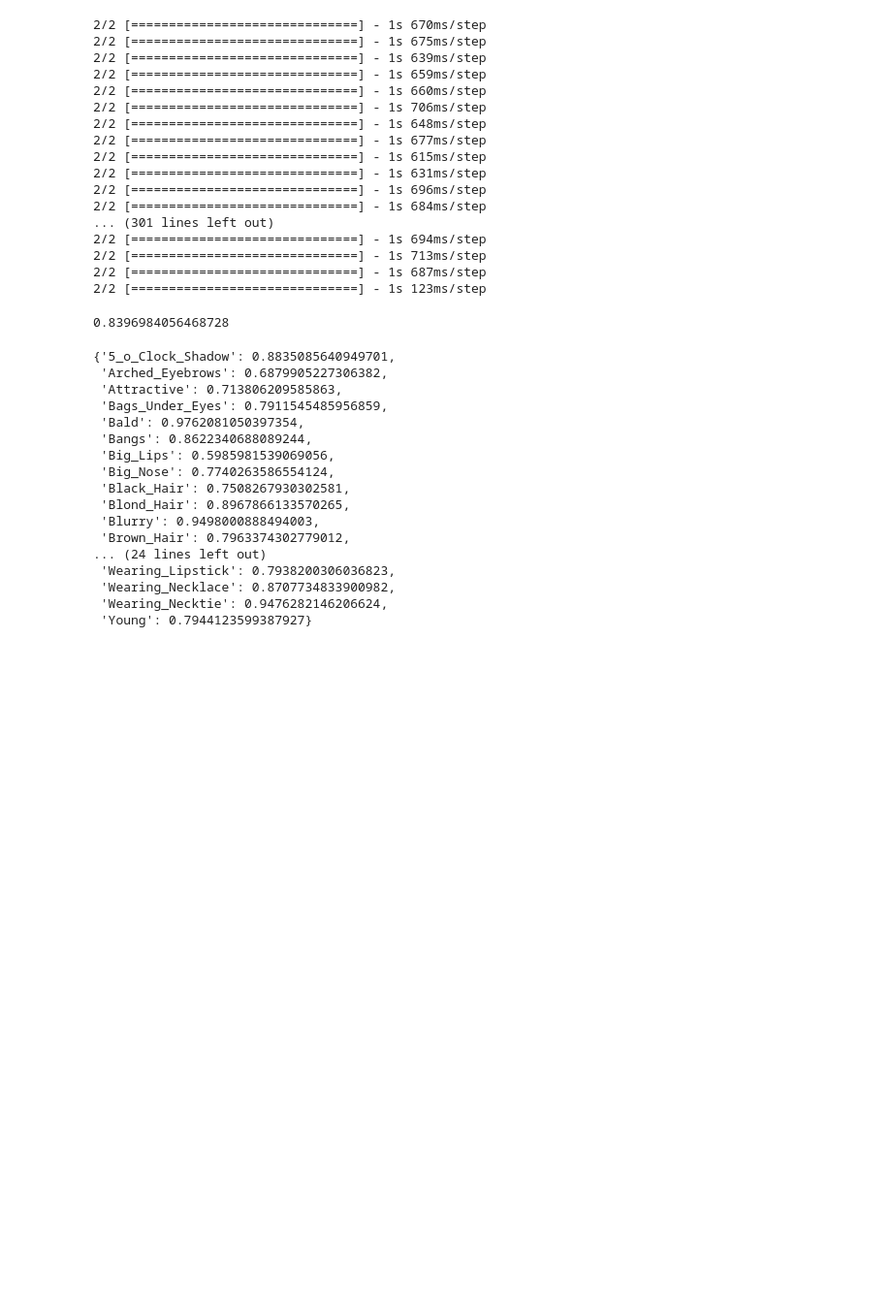
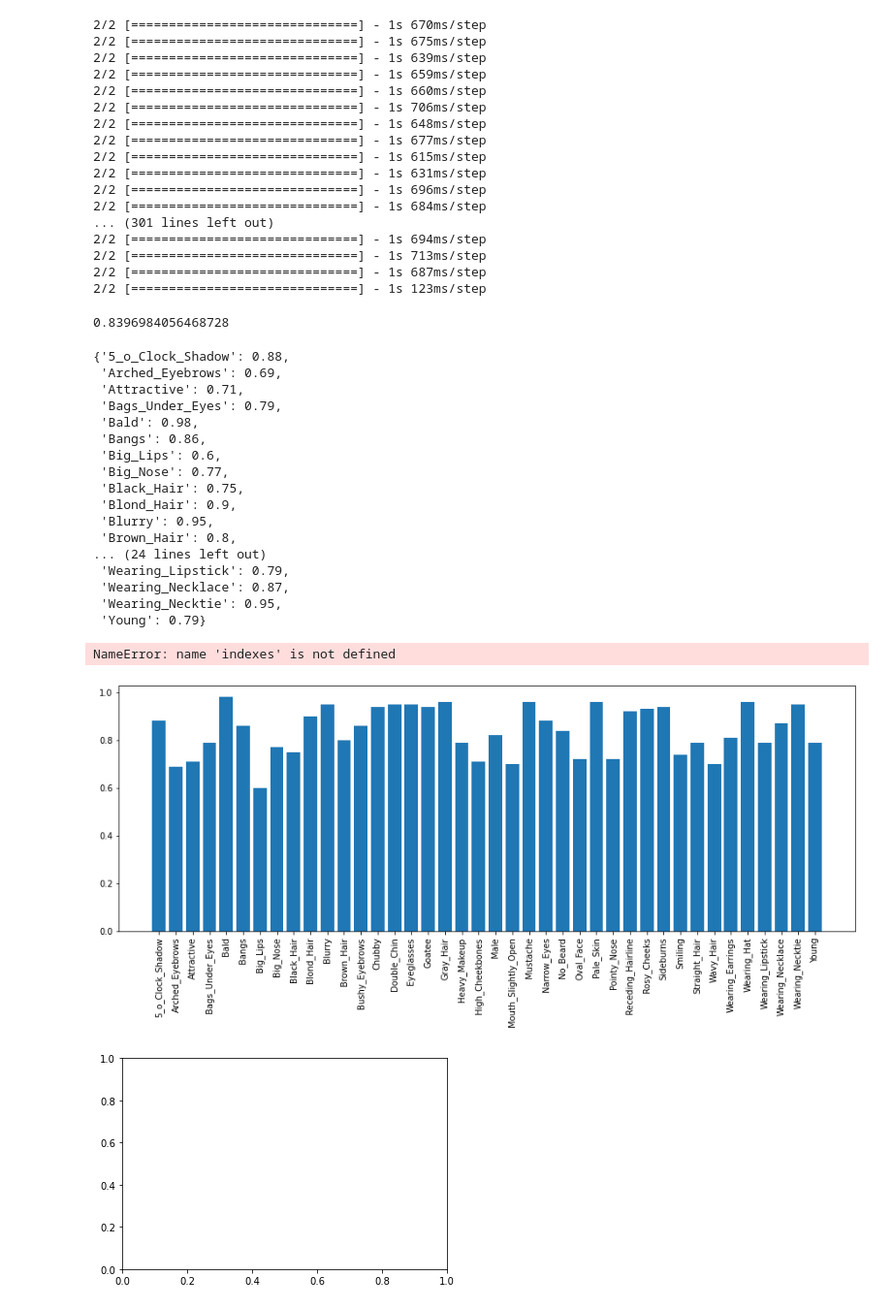
Before and after one commit to Wissem0/Projet-Integrateur-Classification-d-images, a Jupyter notebook: flask_CNN_2/Model_Testing.ipynb, the cells around one changed output. Shown: that part at 97% size. Saved outputs shown, nothing was run; the diff lists cells and outputs as text; code cells hidden in the pictures; blank space fills up the shorter version.

Commit message:
Model testing plot

```diff
--- a/flask_CNN_2/Model_Testing.ipynb
+++ b/flask_CNN_2/Model_Testing.ipynb
@@ -119,7 +119,7 @@ for test_images, test_labels in test_ds :
 2/2 [==============================] - 1s 687ms/step
 2/2 [==============================] - 1s 123ms/step
 # %%
-Acc1 = [x / 20259 for x in Acc]
+Acc1 = [round ((x / 20259),2) for x in Acc]
 # %%
 glob_acc = 0
 for i in Acc1 :
@@ -147,20 +147,35 @@ for i in acc_dic :
 # %%
 acc_dic
 # %% [output]
-{'5_o_Clock_Shadow': 0.8835085640949701,
- 'Arched_Eyebrows': 0.6879905227306382,
- 'Attractive': 0.713806209585863,
- 'Bags_Under_Eyes': 0.7911545485956859,
- 'Bald': 0.9762081050397354,
- 'Bangs': 0.8622340688089244,
- 'Big_Lips': 0.5985981539069056,
- 'Big_Nose': 0.7740263586554124,
- 'Black_Hair': 0.7508267930302581,
- 'Blond_Hair': 0.8967866133570265,
- 'Blurry': 0.9498000888494003,
- 'Brown_Hair': 0.7963374302779012,
+{'5_o_Clock_Shadow': 0.88,
+ 'Arched_Eyebrows': 0.69,
+ 'Attractive': 0.71,
+ 'Bags_Under_Eyes': 0.79,
+ 'Bald': 0.98,
+ 'Bangs': 0.86,
+ 'Big_Lips': 0.6,
+ 'Big_Nose': 0.77,
+ 'Black_Hair': 0.75,
+ 'Blond_Hair': 0.9,
+ 'Blurry': 0.95,
+ 'Brown_Hair': 0.8,
 ... (24 lines left out)
- 'Wearing_Lipstick': 0.7938200306036823,
- 'Wearing_Necklace': 0.8707734833900982,
- 'Wearing_Necktie': 0.9476282146206624,
- 'Young': 0.7944123599387927}
+ 'Wearing_Lipstick': 0.79,
+ 'Wearing_Necklace': 0.87,
+ 'Wearing_Necktie': 0.95,
+ 'Young': 0.79}
+# %%
+import matplotlib.pyplot as plt
+fig = plt.figure()
+ax = fig.add_axes([0,0,2,1])
+ax.bar(features,Acc1)
+plt.xticks(rotation=90)
+fig, ax = plt.subplots()
+bars = ax.barh(indexes, values)
+
+ax.bar_label(bars)
+plt.show()
+# %% [output]
+NameError: name 'indexes' is not defined
+[figure, added]
+[figure, added]
```
